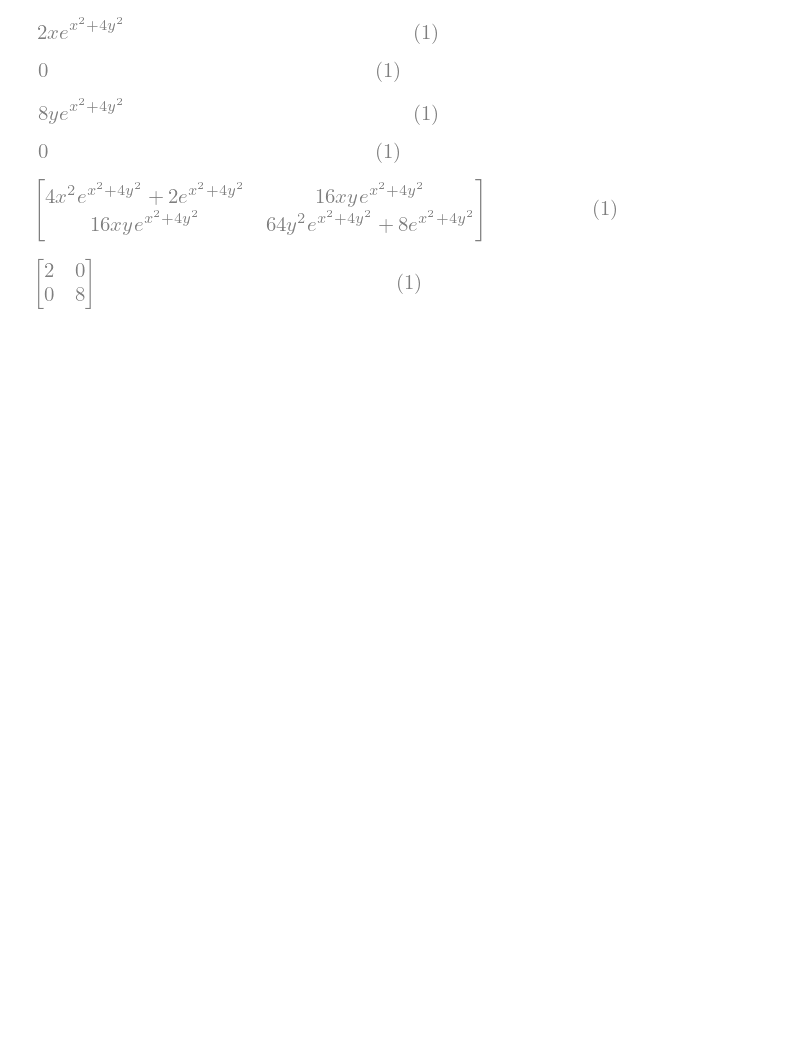
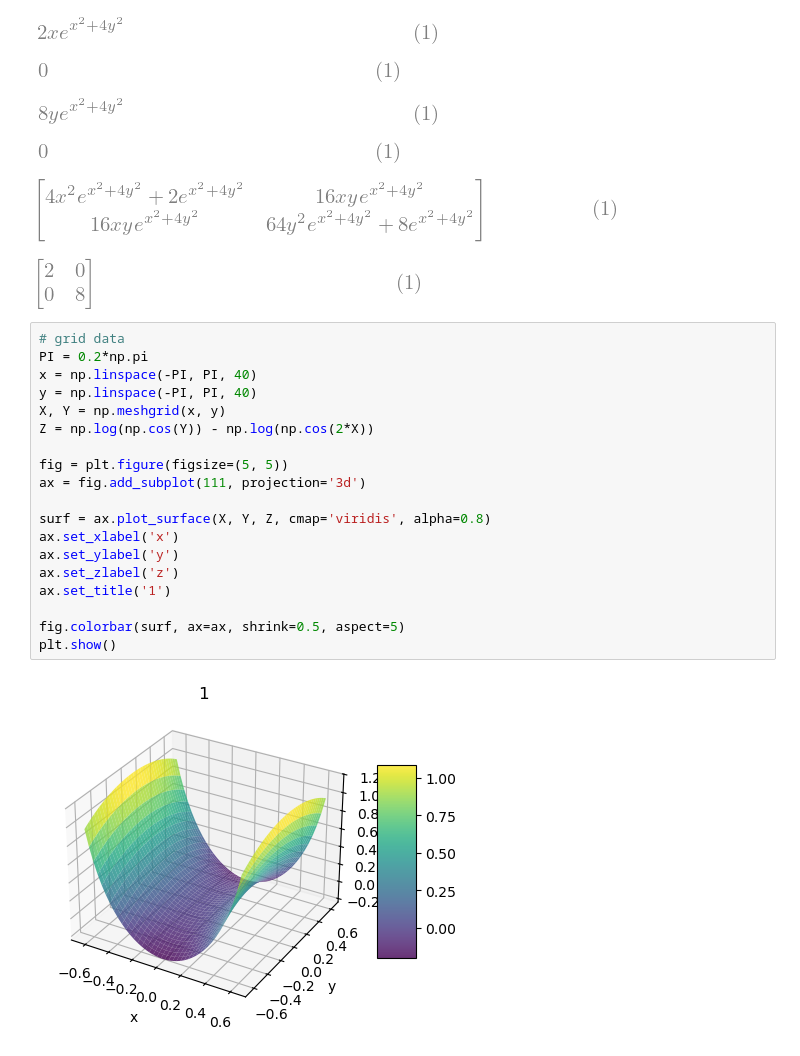
Before and after one commit to intuitionofmind/Visual-Differential-Geometry-and-Forms, a Jupyter notebook: python_notebooks/act3.ipynb, the cells around one changed output. Cells and saved outputs as stored; diff of their text form; blank space fills up the shorter version.

```diff
--- a/python_notebooks/act3.ipynb
+++ b/python_notebooks/act3.ipynb
@@ -104,3 +124,24 @@ display(h, value)
 [figure]
 [figure]
 [figure]
+# %%
+# grid data
+PI = 0.2*np.pi
+x = np.linspace(-PI, PI, 40)
+y = np.linspace(-PI, PI, 40)
+X, Y = np.meshgrid(x, y)
+Z = np.log(np.cos(Y)) - np.log(np.cos(2*X))
+
+fig = plt.figure(figsize=(5, 5))
+ax = fig.add_subplot(111, projection='3d')
+
+surf = ax.plot_surface(X, Y, Z, cmap='viridis', alpha=0.8)
+ax.set_xlabel('x')
+ax.set_ylabel('y')
+ax.set_zlabel('z')
+ax.set_title('1')
+
+fig.colorbar(surf, ax=ax, shrink=0.5, aspect=5)
+plt.show()
+# %% [output]
+[figure, added]
```
Also changed, not shown: parts of 2 cells of this notebook.
